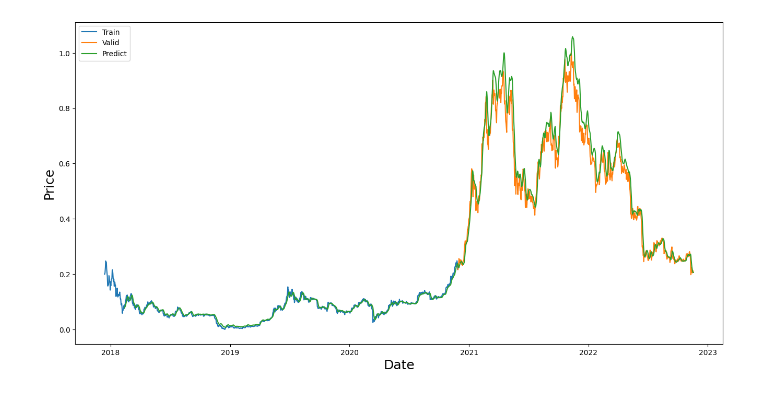
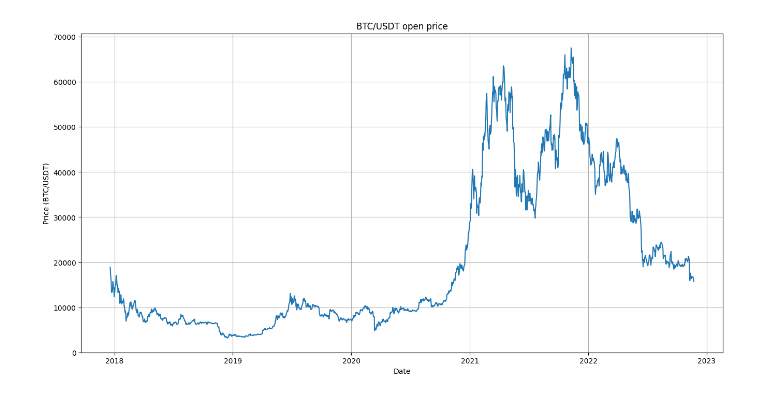
Before and after one commit to nhatruong1009/CryptoPrediction, a Jupyter notebook: src/train_model.ipynb, the cells around one changed output. Cells and saved outputs as stored; diff of their text form; code cells hidden in the pictures.

Commit message:
CM-3 | Change to pandas and sklearn

```diff
--- a/src/train_model.ipynb
+++ b/src/train_model.ipynb
@@ -170,24 +25,0 @@ plt.show()
-# %%
-df = spark.read.parquet(f"hdfs://hadoop-namenode:9000/crypto/{symbol}/{PERIOD}.parquet")
-df = df.sort(df["open_time"].asc())
-df = df.select(["date","open"]).withColumn("open", df["open"].cast(IntegerType()))
-assember = VectorAssembler(inputCols=["open"],outputCol="feature_vector")
-df_transformed = assember.transform(df)
-scaler = MinMaxScaler(min=0,max=1,inputCol="feature_vector",outputCol="scaled_feature")
-scaler = scaler.fit(df_transformed)
-df_transformed = scaler.transform(df_transformed)
-df = df_transformed.select(["date","scaled_feature"]).withColumn("scaled_feature", vector_to_array("scaled_feature")).select(["date"] + [col("scaled_feature")[i] for i in range(1)])
-data = np.array(df.collect())
-test_data = data[:]
-x_test = []
-y_test = []
-
-for i in range(60,len(test_data)):
-    x_test.append(test_data[i-60:i, 1])
-    y_test.append(test_data[i, 0])
-x_test = np.array(x_test)
-
-x_test = x_test.reshape((x_test.shape[0],x_test.shape[1],1))
-
-x_test = np.asarray(x_test).astype('float32')
-predictions = model.predict(x_test)
@@ -219,13 +25,0 @@ predictions
-# %%
-plt.figure(figsize=(16,8))
-plt.xlabel("Date", fontsize= 18)
-plt.ylabel(plt.ylabel("Price"Price (min=0, max=1)"", fontsize= 18)
-, fontsize= 18)
-plt.plot(train["price"])
-plt.plot(valid["price"])
-plt.plot(predictions["price"])
-# plt.plot(predictions
-plt.legend(["Train","Valid","Predict"],loc="upper left")
-plt.show()
-# %% [output]
-[figure, removed]
@@ -233,0 +26,16 @@ spark.stop()
+# %%
+pd_df = df.toPandas()
+# %%
+pd_df = pd_df.set_index("date").sort_index()
+# %%
+pd_df["open"] = pd_df["open"].apply(lambda price: float(price))
+# %%
+plt.figure(figsize=(16,8),)
+plt.title("BTC/USDT open price")
+plt.plot(pd_df["open"])
+plt.ylabel("Price (BTC/USDT)")
+plt.xlabel("Date")
+plt.grid()
+plt.show()
+# %% [output]
+[figure, added]
```
Also changed, not shown: parts of 51 cells of this notebook, 1 other file.
